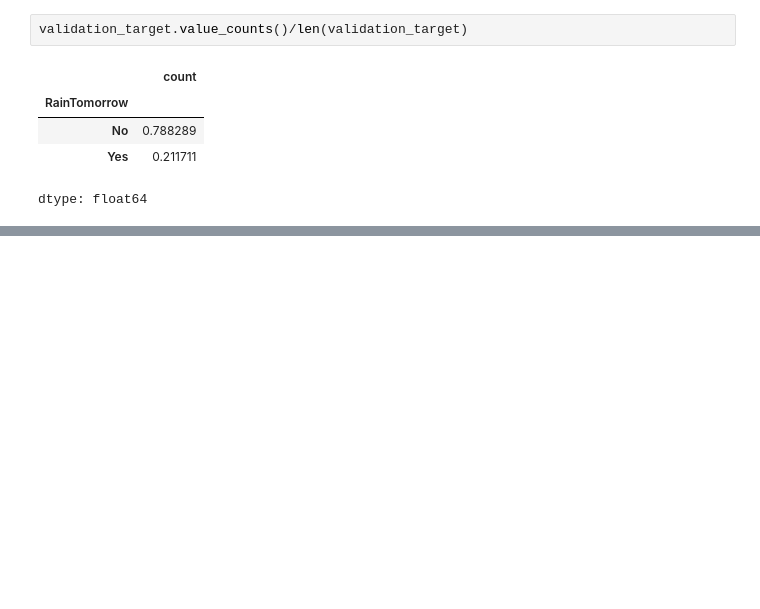
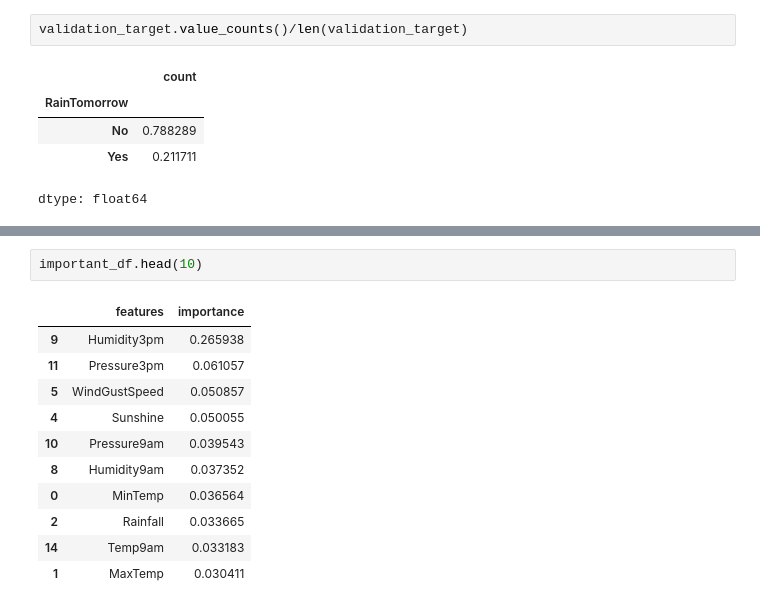
Before and after one commit to 404saugat404/sklearn, a Jupyter notebook: Decision Trees and Random Forests/dt_rf.ipynb, the cells around one changed output, grey strips where cells are left out. Saved outputs shown, nothing was run; the diff lists cells and outputs as text; blank space fills up the shorter version.

```diff
--- a/Decision Trees and Random Forests/dt_rf.ipynb
+++ b/Decision Trees and Random Forests/dt_rf.ipynb
@@ -409,0 +470,14 @@ dtype: float64
+# %%
+important_df.head(10)
+# %% [output]
+|  | features | importance |
+| 9 | Humidity3pm | 0.265938 |
+| 11 | Pressure3pm | 0.061057 |
+| 5 | WindGustSpeed | 0.050857 |
+| 4 | Sunshine | 0.050055 |
+| 10 | Pressure9am | 0.039543 |
+| 8 | Humidity9am | 0.037352 |
+| 0 | MinTemp | 0.036564 |
+| 2 | Rainfall | 0.033665 |
+| 14 | Temp9am | 0.033183 |
+| 1 | MaxTemp | 0.030411 |
```
Also changed, not shown: parts of 7 cells of this notebook.
